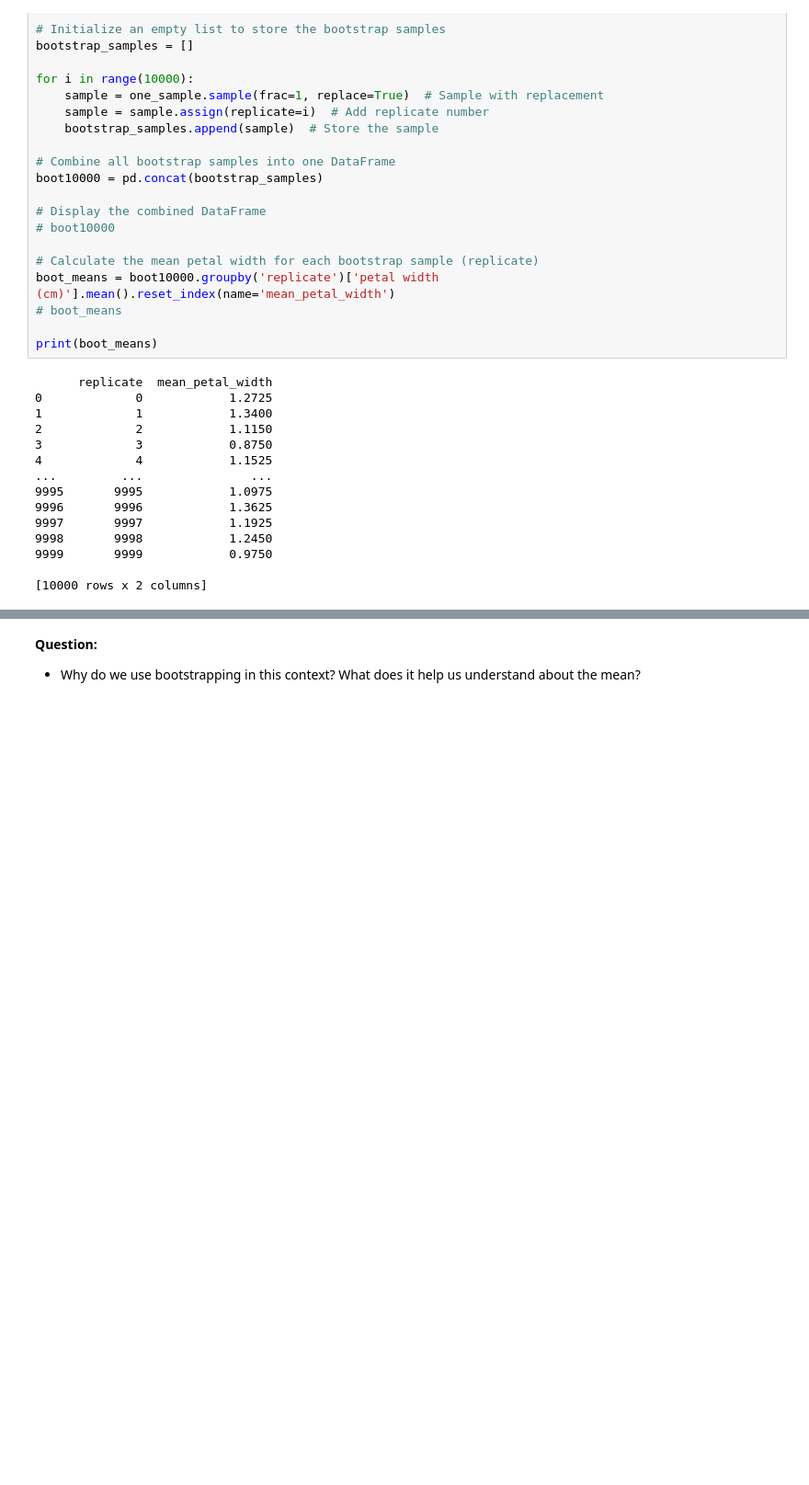
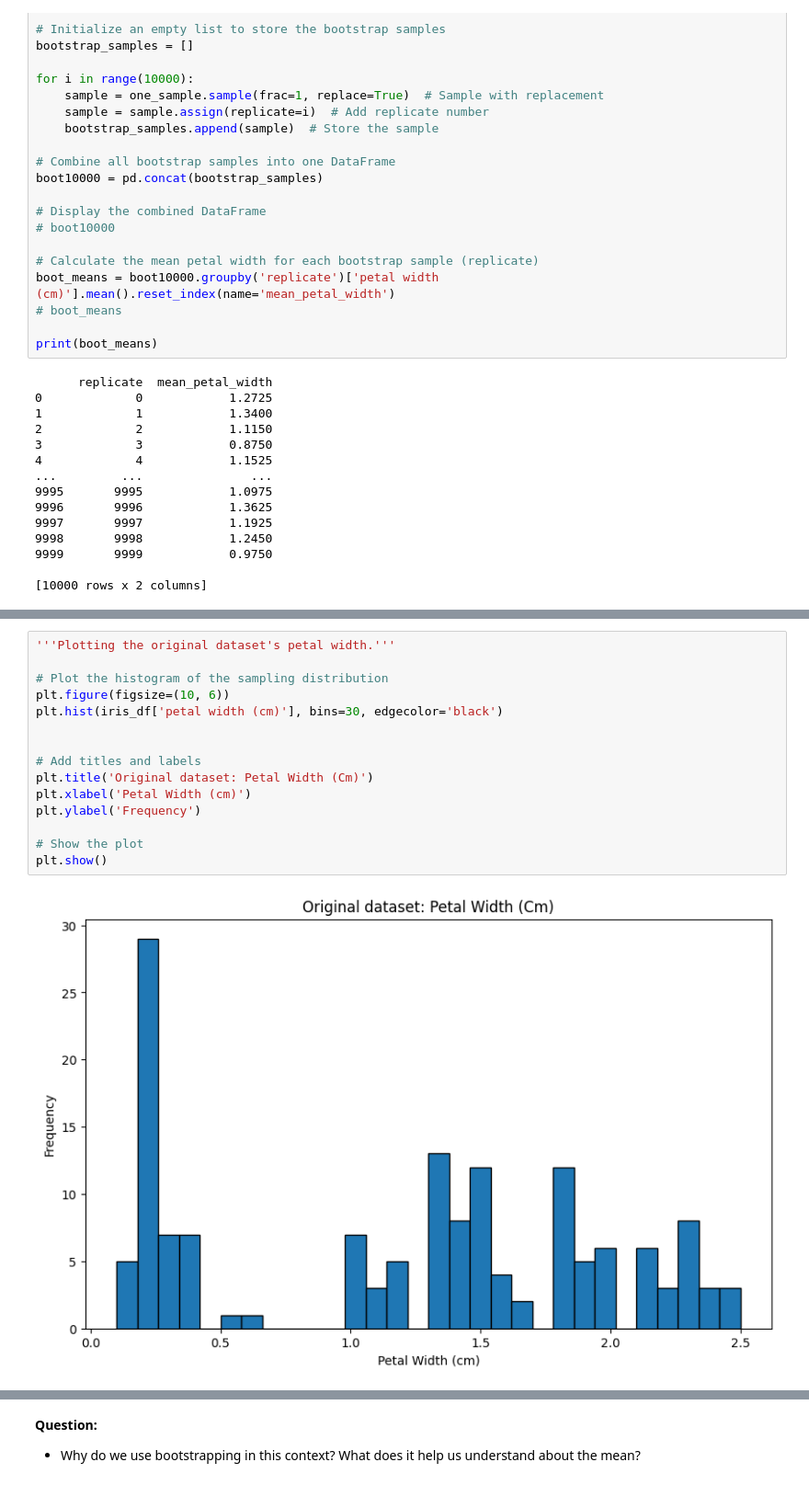
Before and after one commit to nlyca22/applying_statistical_concepts, a Jupyter notebook: 02_activities/assignments/assignment_3.ipynb, the cells around one changed output, grey strips where cells are left out. Shown: that part at 92% size. Cells and saved outputs as stored; diff of their text form; blank space fills up the shorter version.

```diff
--- a/02_activities/assignments/assignment_3.ipynb
+++ b/02_activities/assignments/assignment_3.ipynb
@@ -350,0 +363,17 @@ print(f"90% Confidence Interval of Mean Petal Width: ({lower_bound}, {upper_boun
+# %%
+'''Plotting the original dataset's petal width.'''
+
+# Plot the histogram of the sampling distribution
+plt.figure(figsize=(10, 6))
+plt.hist(iris_df['petal width (cm)'], bins=30, edgecolor='black')
+
+
+# Add titles and labels
+plt.title('Original dataset: Petal Width (Cm)')
+plt.xlabel('Petal Width (cm)')
+plt.ylabel('Frequency')
+
+# Show the plot
+plt.show()
+# %% [output]
+[figure, added]
```
Also changed, not shown: parts of 13 cells of this notebook.
